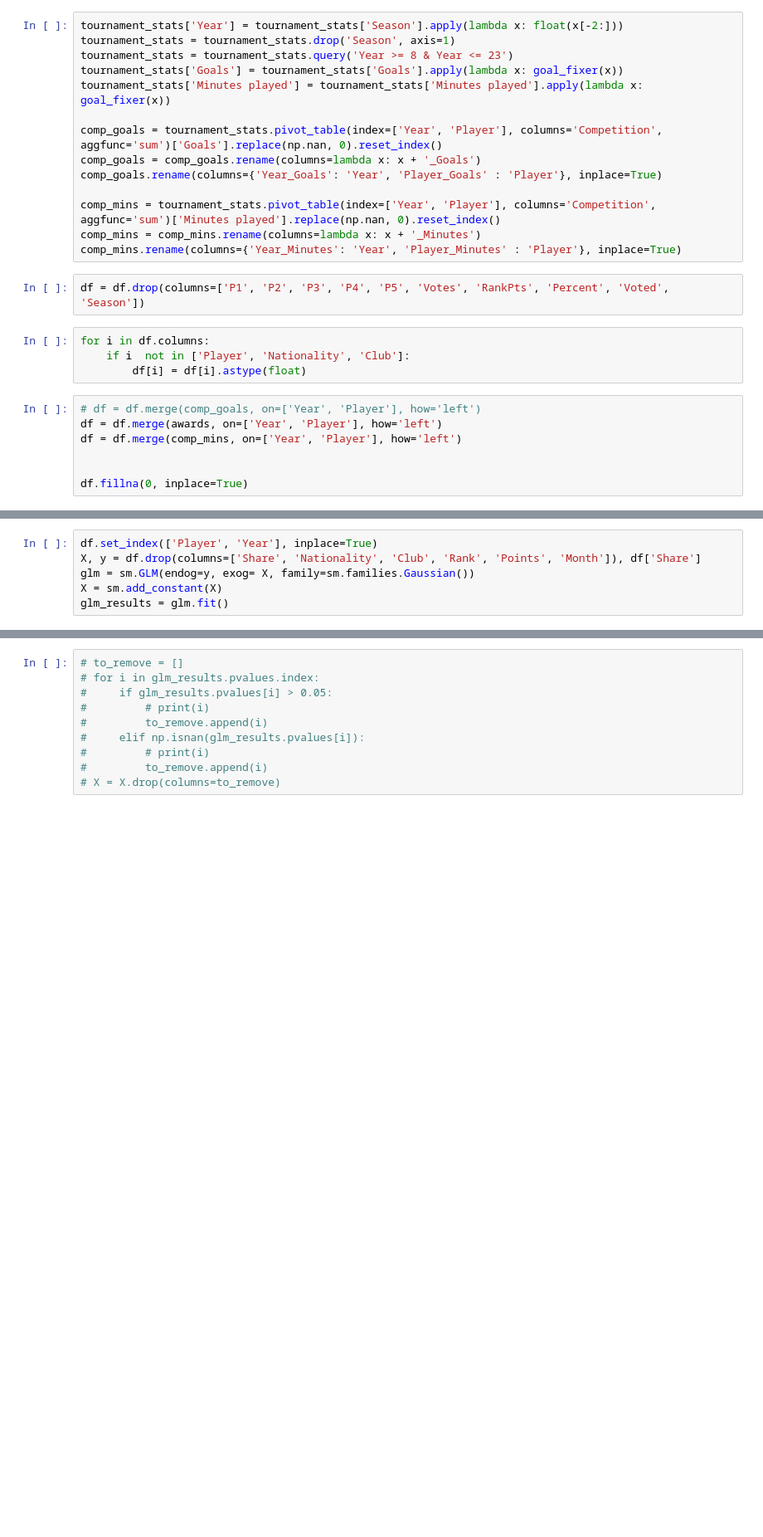
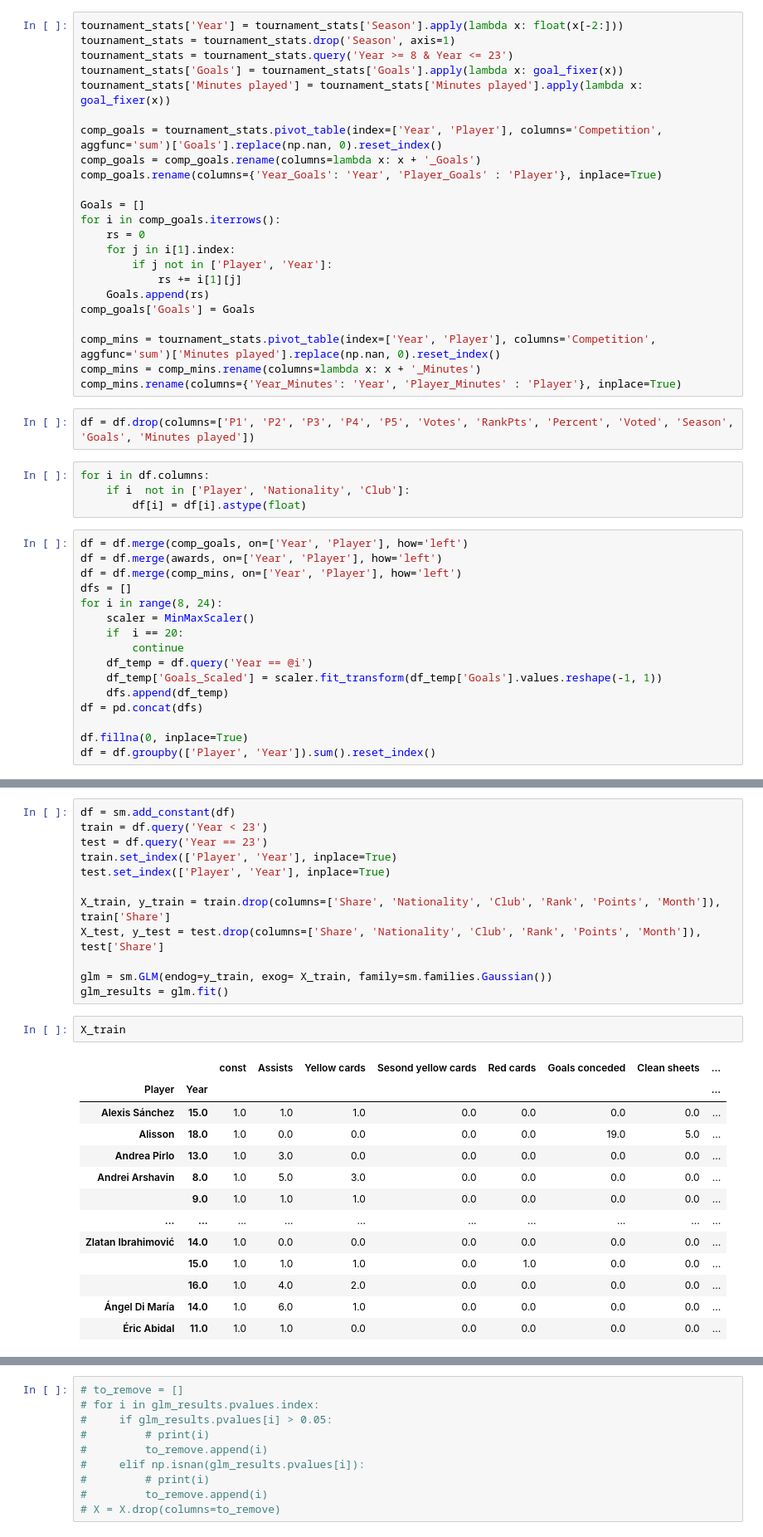
Before and after one commit to TheJarmanitor/outplayed, a Jupyter notebook: notebooks/glm_testing.ipynb, the cells around one changed output, grey strips where cells are left out. Shown at 83% size. Cells and saved outputs as stored; diff of their text form; blank space fills up the shorter version.

```diff
--- a/notebooks/glm_testing.ipynb
+++ b/notebooks/glm_testing.ipynb
@@ -55,19 +55,37 @@ comp_goals = tournament_stats.pivot_table(index=['Year', 'Player'], columns='Com
 comp_goals = comp_goals.rename(columns=lambda x: x + '_Goals')
 comp_goals.rename(columns={'Year_Goals': 'Year', 'Player_Goals' : 'Player'}, inplace=True)
 
+Goals = []
+for i in comp_goals.iterrows():
+    rs = 0
+    for j in i[1].index:
+        if j not in ['Player', 'Year']:
+            rs += i[1][j]
+    Goals.append(rs)
+comp_goals['Goals'] = Goals
+
 comp_mins = tournament_stats.pivot_table(index=['Year', 'Player'], columns='Competition', aggfunc='sum')['Minutes played'].replace(np.nan, 0).reset_index()
 comp_mins = comp_mins.rename(columns=lambda x: x + '_Minutes')
 comp_mins.rename(columns={'Year_Minutes': 'Year', 'Player_Minutes' : 'Player'}, inplace=True)
 # %%
-df = df.drop(columns=['P1', 'P2', 'P3', 'P4', 'P5', 'Votes', 'RankPts', 'Percent', 'Voted', 'Season'])
+df = df.drop(columns=['P1', 'P2', 'P3', 'P4', 'P5', 'Votes', 'RankPts', 'Percent', 'Voted', 'Season', 'Goals', 'Minutes played'])
 # %%
 for i in df.columns:
     if i  not in ['Player', 'Nationality', 'Club']:
         df[i] = df[i].astype(float)
 # %%
-# df = df.merge(comp_goals, on=['Year', 'Player'], how='left')
+df = df.merge(comp_goals, on=['Year', 'Player'], how='left')
 df = df.merge(awards, on=['Year', 'Player'], how='left')
 df = df.merge(comp_mins, on=['Year', 'Player'], how='left')
-
+dfs = []
+for i in range(8, 24):
+    scaler = MinMaxScaler()
+    if  i == 20:
+        continue
+    df_temp = df.query('Year == @i')
+    df_temp['Goals_Scaled'] = scaler.fit_transform(df_temp['Goals'].values.reshape(-1, 1))
+    dfs.append(df_temp)
+df = pd.concat(dfs)
 
 df.fillna(0, inplace=True)
+df = df.groupby(['Player', 'Year']).sum().reset_index()
@@ -74,6 +110,28 @@ df.fillna(0, inplace=True)
 # %%
-df.set_index(['Player', 'Year'], inplace=True)
-X, y = df.drop(columns=['Share', 'Nationality', 'Club', 'Rank', 'Points', 'Month']), df['Share']
-glm = sm.GLM(endog=y, exog= X, family=sm.families.Gaussian())
-X = sm.add_constant(X)
+df = sm.add_constant(df)
+train = df.query('Year < 23')
+test = df.query('Year == 23')
+train.set_index(['Player', 'Year'], inplace=True)
+test.set_index(['Player', 'Year'], inplace=True)
+
+X_train, y_train = train.drop(columns=['Share', 'Nationality', 'Club', 'Rank', 'Points', 'Month']), train['Share']
+X_test, y_test = test.drop(columns=['Share', 'Nationality', 'Club', 'Rank', 'Points', 'Month']), test['Share']
+
+glm = sm.GLM(endog=y_train, exog= X_train, family=sm.families.Gaussian())
 glm_results = glm.fit()
+# %%
+X_train
+# %% [output]
+|  |  | const | Assists | Yellow cards | Sesond yellow cards | Red cards | Goals conceded | Clean sheets | ... |
+| Player | Year |  |  |  |  |  |  |  | ... |
+| Alexis Sánchez | 15.0 | 1.0 | 1.0 | 1.0 | 0.0 | 0.0 | 0.0 | 0.0 | ... |
+| Alisson | 18.0 | 1.0 | 0.0 | 0.0 | 0.0 | 0.0 | 19.0 | 5.0 | ... |
+| Andrea Pirlo | 13.0 | 1.0 | 3.0 | 0.0 | 0.0 | 0.0 | 0.0 | 0.0 | ... |
+| Andrei Arshavin | 8.0 | 1.0 | 5.0 | 3.0 | 0.0 | 0.0 | 0.0 | 0.0 | ... |
+|  | 9.0 | 1.0 | 1.0 | 1.0 | 0.0 | 0.0 | 0.0 | 0.0 | ... |
+| ... | ... | ... | ... | ... | ... | ... | ... | ... | ... |
+| Zlatan Ibrahimović | 14.0 | 1.0 | 0.0 | 0.0 | 0.0 | 0.0 | 0.0 | 0.0 | ... |
+|  | 15.0 | 1.0 | 1.0 | 1.0 | 0.0 | 1.0 | 0.0 | 0.0 | ... |
+|  | 16.0 | 1.0 | 4.0 | 2.0 | 0.0 | 0.0 | 0.0 | 0.0 | ... |
+| Ángel Di María | 14.0 | 1.0 | 6.0 | 1.0 | 0.0 | 0.0 | 0.0 | 0.0 | ... |
+| Éric Abidal | 11.0 | 1.0 | 1.0 | 0.0 | 0.0 | 0.0 | 0.0 | 0.0 | ... |
```
Also changed, not shown: parts of 11 cells of this notebook.
